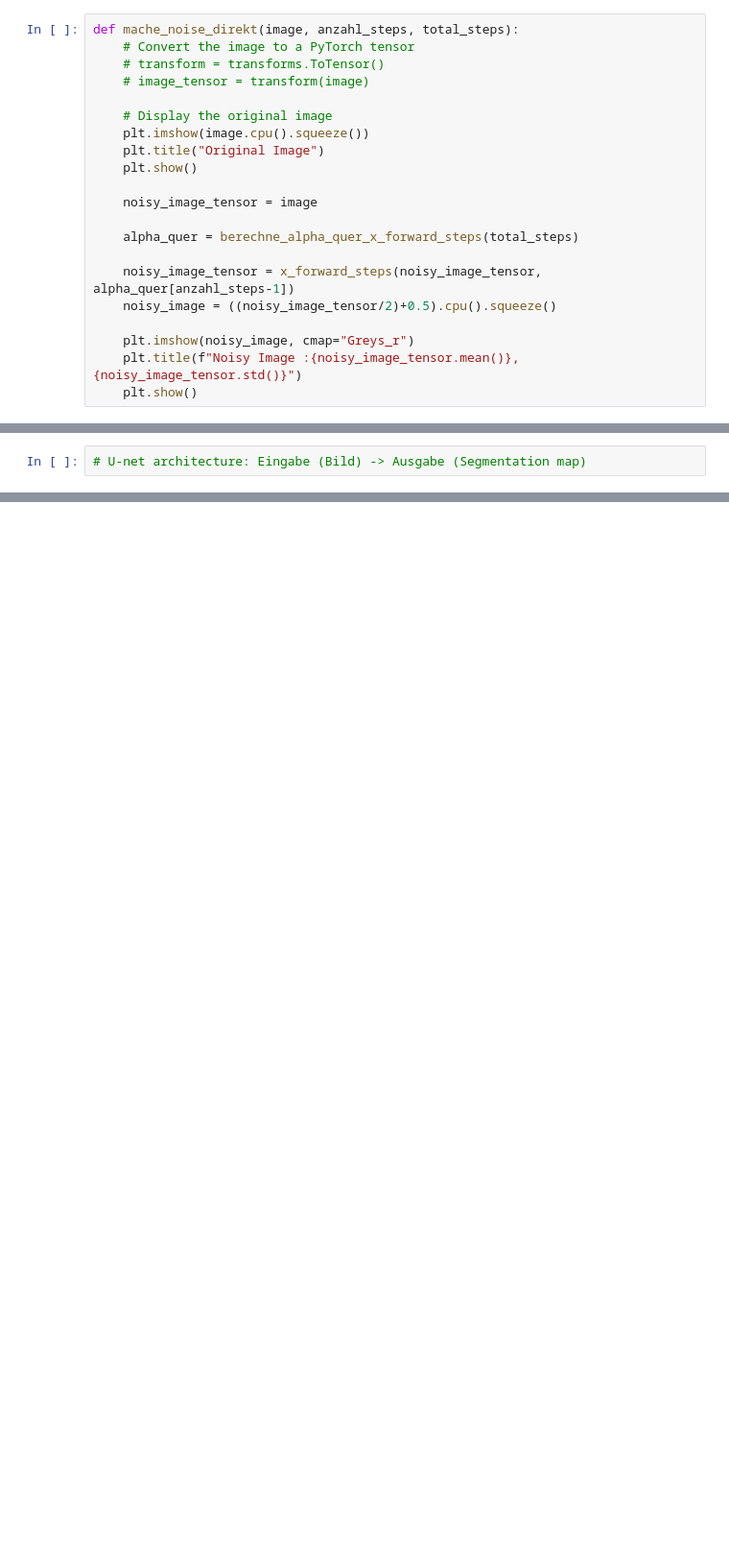
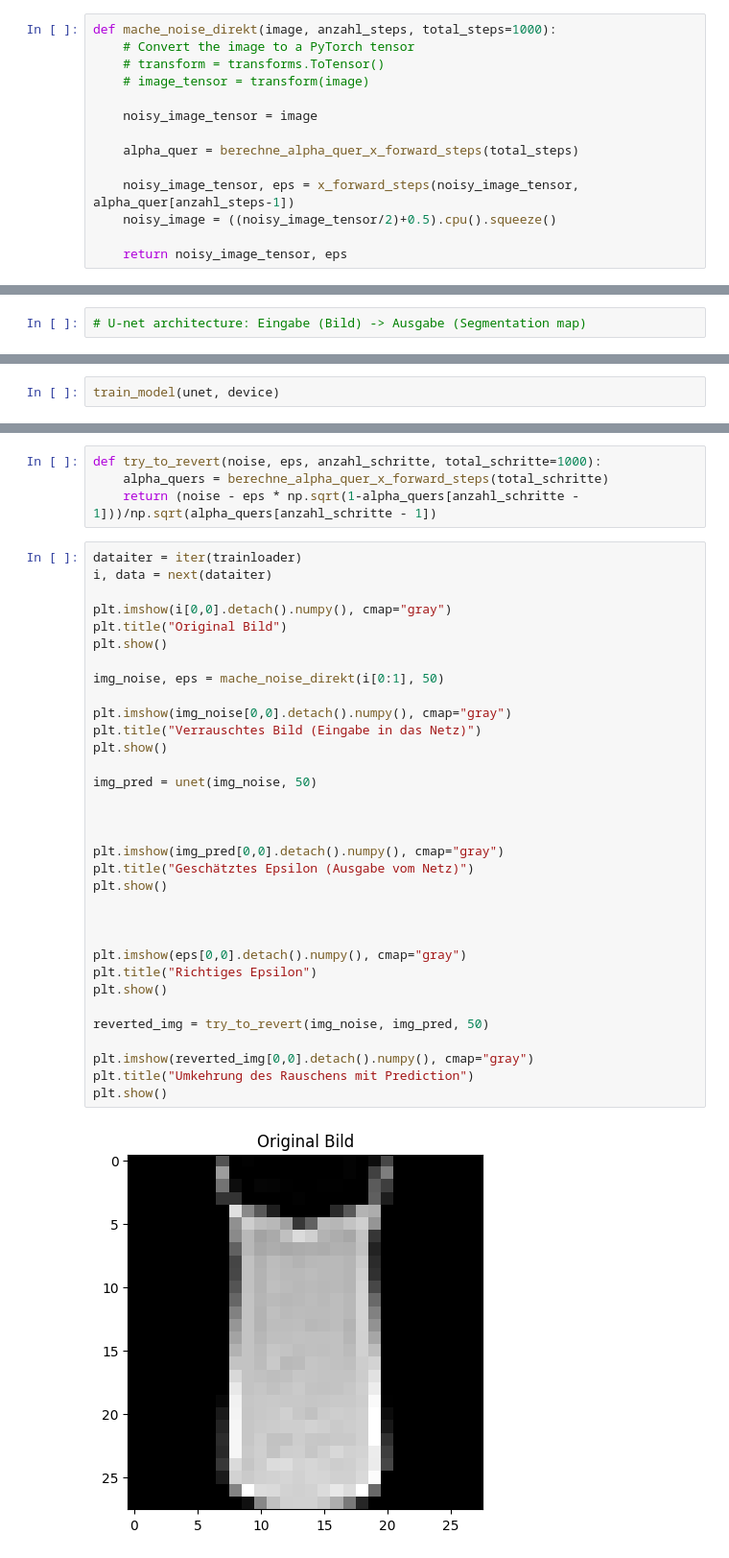
Before and after one commit to FirstThread/DDPM-and-LDM, a Jupyter notebook: FashionMNIST_Dataset-Diffusion_Model.ipynb, the cells around one changed output, grey strips where cells are left out. Shown at 96% size. Saved outputs shown, nothing was run; the diff lists cells and outputs as text; blank space fills up the shorter version.

```diff
--- a/FashionMNIST_Dataset-Diffusion_Model.ipynb
+++ b/FashionMNIST_Dataset-Diffusion_Model.ipynb
@@ -160,24 +163,17 @@ def x_forward_steps(curr_image, alpha_quer):
 # %%
-def mache_noise_direkt(image, anzahl_steps, total_steps):
+def mache_noise_direkt(image, anzahl_steps, total_steps=1000):
     # Convert the image to a PyTorch tensor
     # transform = transforms.ToTensor()
     # image_tensor = transform(image)
-
-    # Display the original image
-    plt.imshow(image.cpu().squeeze())
-    plt.title("Original Image")
-    plt.show()
 
     noisy_image_tensor = image
 
     alpha_quer = berechne_alpha_quer_x_forward_steps(total_steps)
 
-    noisy_image_tensor = x_forward_steps(noisy_image_tensor, alpha_quer[anzahl_steps-1])
+    noisy_image_tensor, eps = x_forward_steps(noisy_image_tensor, alpha_quer[anzahl_steps-1])
     noisy_image = ((noisy_image_tensor/2)+0.5).cpu().squeeze()
 
-    plt.imshow(noisy_image, cmap="Greys_r")
-    plt.title(f"Noisy Image :{noisy_image_tensor.mean()}, {noisy_image_tensor.std()}")
-    plt.show()
+    return noisy_image_tensor, eps
 # %%
 
 mache_noise_direkt(img_tensor, 4, 5)
@@ -473,0 +416,2 @@ print(alt_feature_map_with_encoding.shape)
+# %%
+train_model(unet, device)
@@ -473,0 +432,39 @@ print(alt_feature_map_with_encoding.shape)
+# %%
+def try_to_revert(noise, eps, anzahl_schritte, total_schritte=1000):
+    alpha_quers = berechne_alpha_quer_x_forward_steps(total_schritte)
+    return (noise - eps * np.sqrt(1-alpha_quers[anzahl_schritte - 1]))/np.sqrt(alpha_quers[anzahl_schritte - 1])
+# %%
+dataiter = iter(trainloader)
+i, data = next(dataiter)
+
+plt.imshow(i[0,0].detach().numpy(), cmap="gray")
+plt.title("Original Bild")
+plt.show()
+
+img_noise, eps = mache_noise_direkt(i[0:1], 50)
+
+plt.imshow(img_noise[0,0].detach().numpy(), cmap="gray")
+plt.title("Verrauschtes Bild (Eingabe in das Netz)")
+plt.show()
+
+img_pred = unet(img_noise, 50)
+
+
+
+plt.imshow(img_pred[0,0].detach().numpy(), cmap="gray")
+plt.title("Geschätztes Epsilon (Ausgabe vom Netz)")
+plt.show()
+
+
+
+plt.imshow(eps[0,0].detach().numpy(), cmap="gray")
+plt.title("Richtiges Epsilon")
+plt.show()
+
+reverted_img = try_to_revert(img_noise, img_pred, 50)
+
+plt.imshow(reverted_img[0,0].detach().numpy(), cmap="gray")
+plt.title("Umkehrung des Rauschens mit Prediction")
+plt.show()
+# %% [output]
+[figure, added]
```
Also changed, not shown: parts of 37 cells of this notebook.
